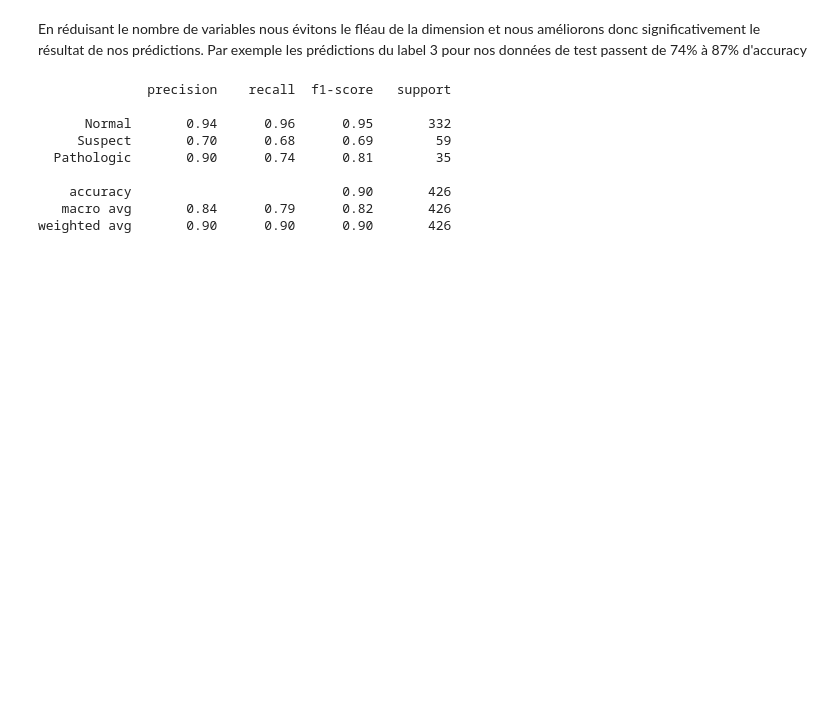
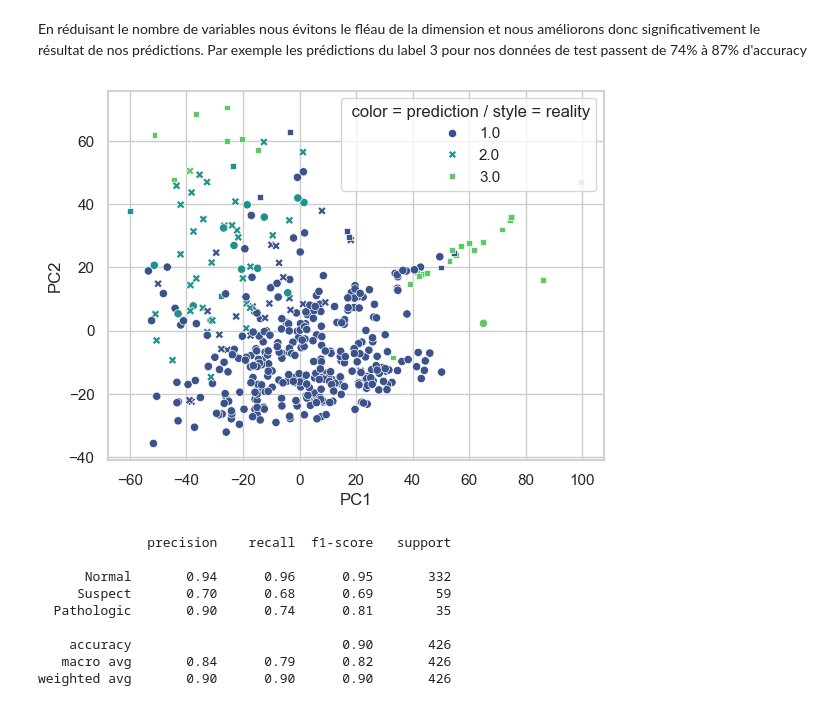
Before and after one commit to smanchajm/SY09-Fetal-Health-Prediction, a Jupyter notebook: supervised_prediction.ipynb, the cells around one changed output. Drawn from its saved outputs; the diff is of its cells as text; code cells hidden in the pictures; blank space fills up the shorter version.

```diff
--- a/supervised_prediction.ipynb
+++ b/supervised_prediction.ipynb
@@ -346,3 +338,29 @@ fig_KNeighbors.show()
+# %%
+
+sns.set(style="whitegrid")
+
+# Convertir les labels en catégoriels ordonnés
+labels_test_selected_ordinal = pd.Categorical(labels_test_selected, categories=[1.0, 2.0, 3.0], ordered=True)
+
+# Appliquer la PCA sur les données de test sélectionnées
+cls = PCA(n_components=6)
+pcs = cls.fit_transform(data_test_selected)
+
+# Assurer que 'prediction' est un array numpy ou une série pandas pour l'utilisation des couleurs
+# Exemple : prediction = np.array([0, 1, 2, ...])  # Remplacer par vos données de prédiction
+
+# Créer le scatter plot avec Seaborn
+fig_KNeighbors = sns.scatterplot(x=pcs[:, 0], y=pcs[:, 1], hue=prediction, style=labels_test_selected_ordinal, palette='viridis')
+
+# Ajouter les labels pour les axes
+fig_KNeighbors.legend(title=' color = prediction / style = reality')
+fig_KNeighbors.set_xlabel('PC1')
+fig_KNeighbors.set_ylabel('PC2')
+
+# Afficher la figure
+plt.show()
+# %% [output]
+[figure, added]
 # %%
 from utils import add_decision_boundary, scatterplot_pca, plot_clustering
 # %%
```
Also changed, not shown: parts of 4 cells of this notebook.
